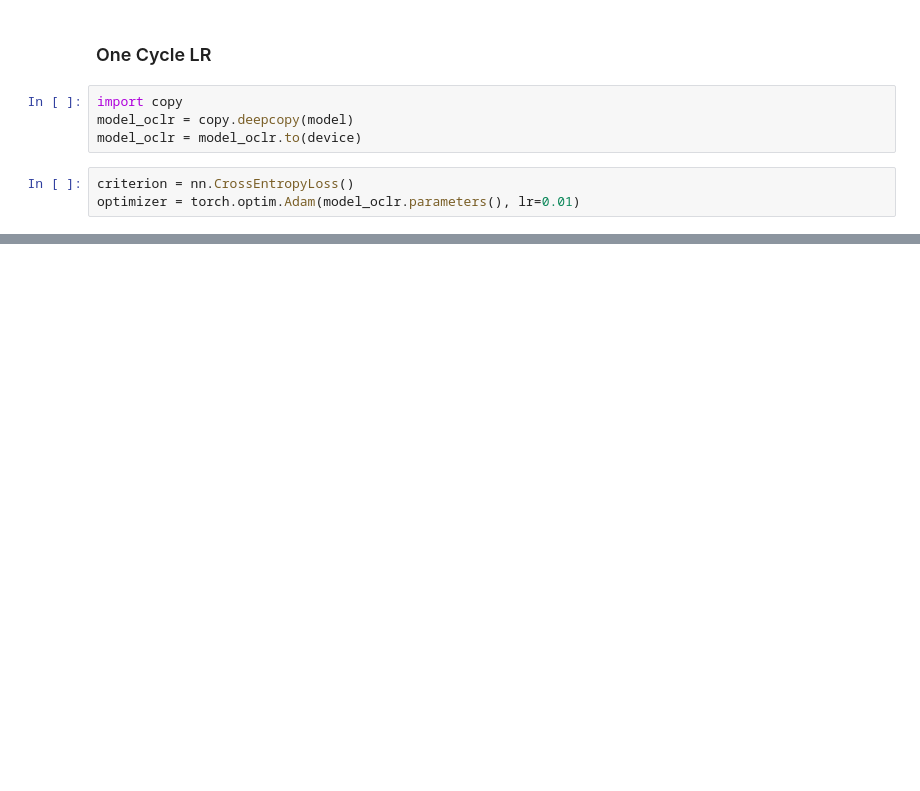
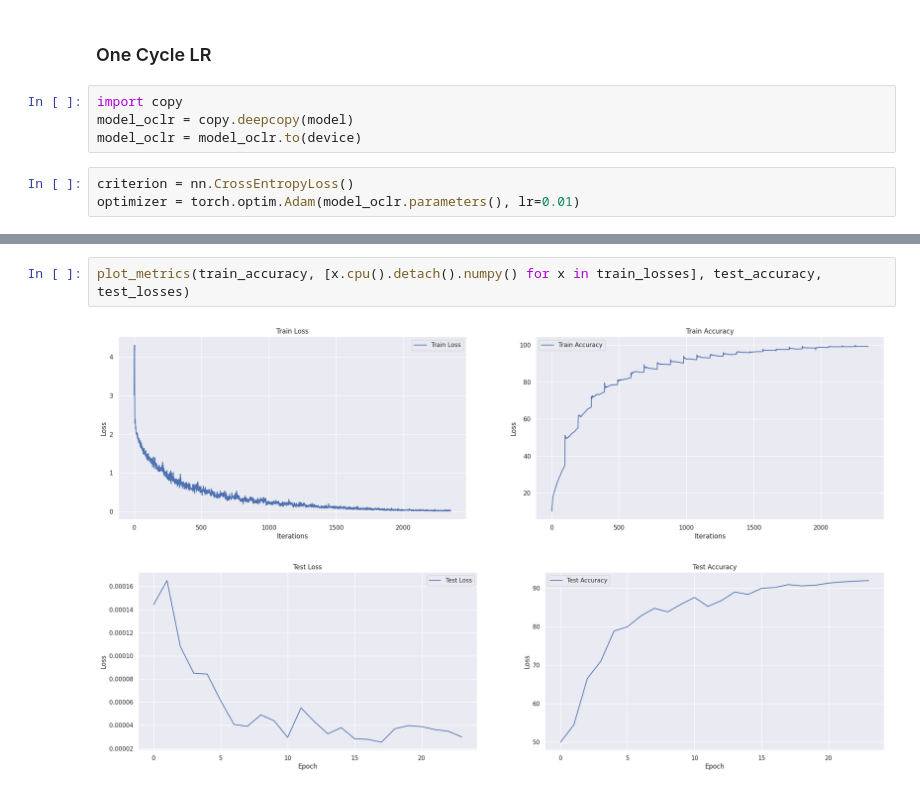
Before and after one commit to peeyushsinghal/ERA, a Jupyter notebook: s10/s10.ipynb, the cells around one changed output, grey strips where cells are left out. Drawn from its saved outputs; the diff is of its cells as text; blank space fills up the shorter version.

```diff
--- a/s10/s10.ipynb
+++ b/s10/s10.ipynb
@@ -314,0 +438,5 @@ Suggested LR: 1.25E+00
+# %%
+plot_metrics(train_accuracy, [x.cpu().detach().numpy() for x in train_losses], test_accuracy, test_losses)
+# %% [output]
+[figure, added]
+[figure, added]
```
Also changed, not shown: parts of 18 cells of this notebook.
